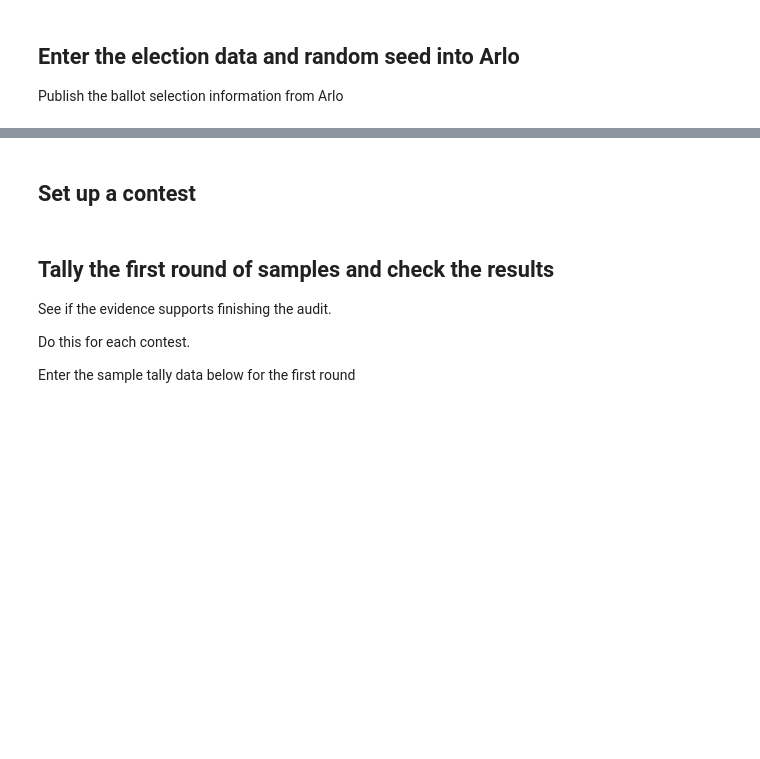
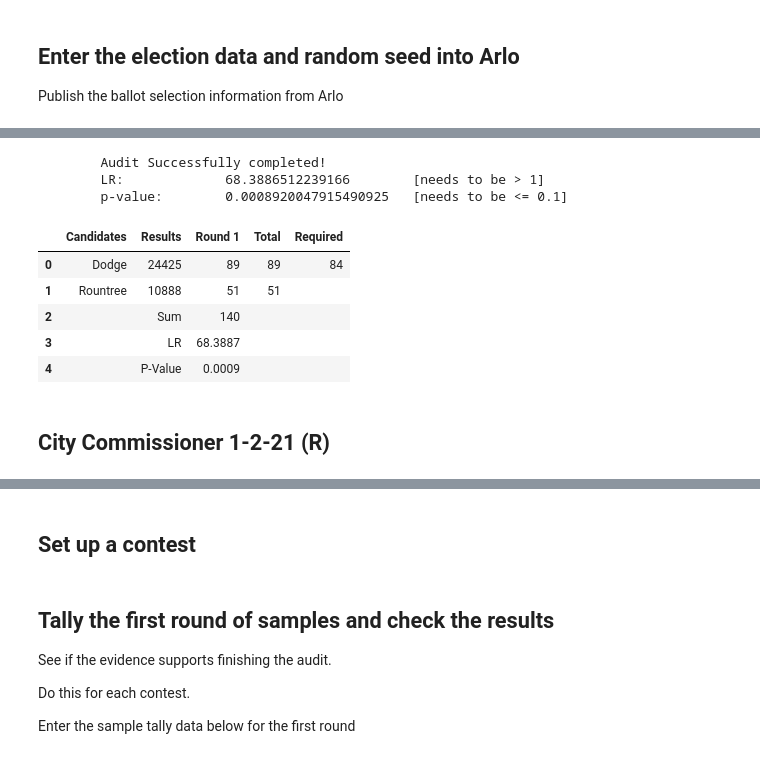
Before and after one commit to filipzz/athena, a Jupyter notebook: code/athena-montgomery.ipynb, the cells around one changed output, grey strips where cells are left out. Cells and saved outputs as stored; diff of their text form; code cells hidden in the pictures; blank space fills up the shorter version.

```diff
--- a/code/athena-montgomery.ipynb
+++ b/code/athena-montgomery.ipynb
@@ -78,0 +123,21 @@ Publish the ballot selection information from Arlo
+# %%
+contest = 'd_cc_1_2_2021'
+# %%
+w = Audit("athena", risk_limit)
+w.read_election_results(results_file)
+w.load_contest(contest)
+# %%
+w.set_observations(240, 140, [89, 51])
+w.present_state()
+# %% [output]
+        Audit Successfully completed!
+        LR:             68.3886512239166        [needs to be > 1]
+        p-value:        0.0008920047915490925   [needs to be <= 0.1]
+|  | Candidates | Results | Round 1 | Total | Required |
+| 0 | Dodge | 24425 | 89 | 89 | 84 |
+| 1 | Rountree | 10888 | 51 | 51 |  |
+| 2 |  | Sum | 140 |  |  |
+| 3 |  | LR | 68.3887 |  |  |
+| 4 |  | P-Value | 0.0009 |  |  |
+# %% [markdown]
+## City Commissioner 1-2-21 (R)
```
Also changed, not shown: parts of 11 cells of this notebook.
